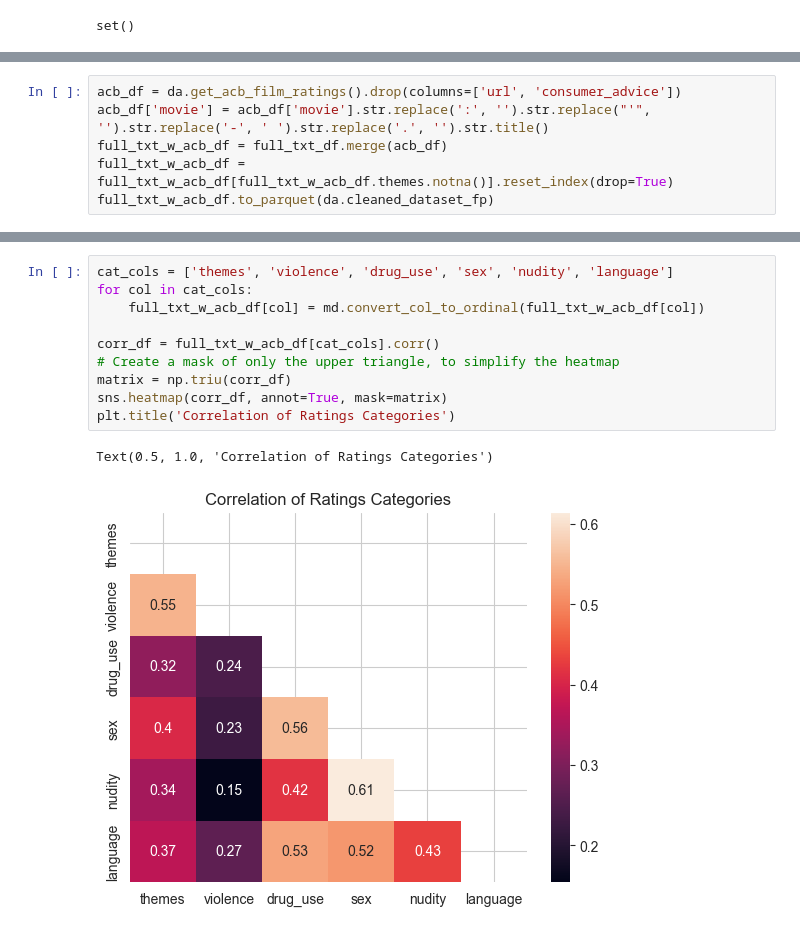
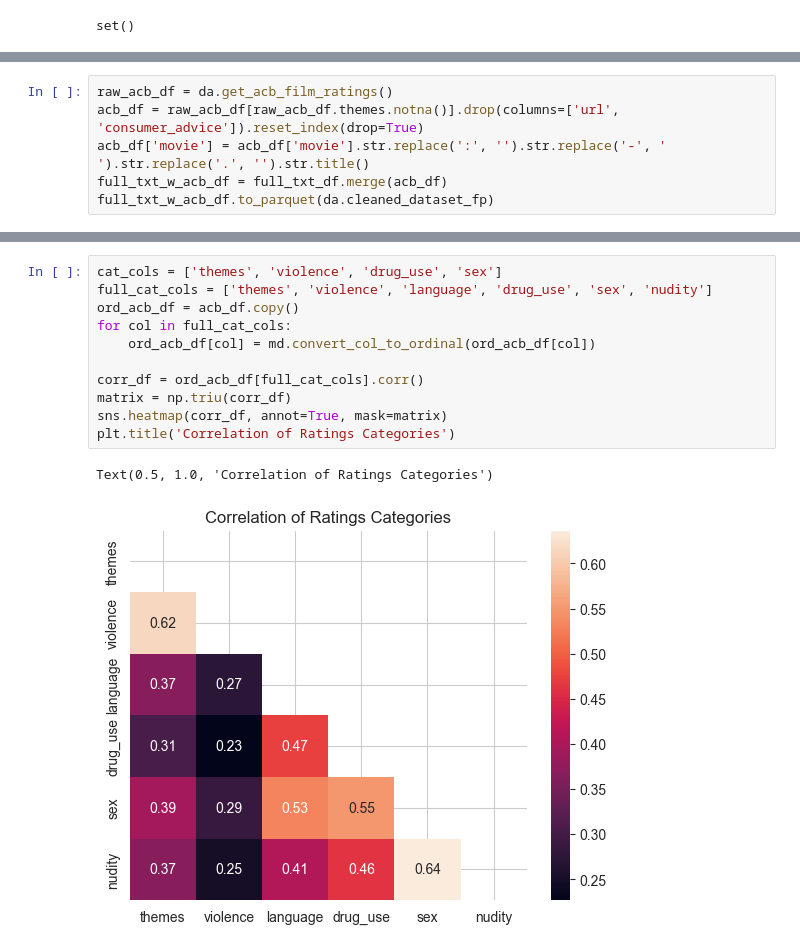
Before and after one commit to sydney-machine-learning/audiodescription-abusedetection, a Jupyter notebook: 02_data_preparation.ipynb, the cells around one changed output, grey strips where cells are left out. Saved outputs shown, nothing was run; the diff lists cells and outputs as text.

```diff
--- a/02_data_preparation.ipynb
+++ b/02_data_preparation.ipynb
@@ -122,10 +133,10 @@ set(films_list_df[films_list_df.year.gt(2014)].movie).difference(set(list(trans_
  'Water Gate Bridge',
  'Wolf Warrior 2'}
 # %%
-acb_df = da.get_acb_film_ratings().drop(columns=['url', 'consumer_advice'])
-acb_df['movie'] = acb_df['movie'].str.replace(':', '').str.replace("'", '').str.replace('-', ' ').str.replace('.', '').str.title()
+raw_acb_df = da.get_acb_film_ratings()
+acb_df = raw_acb_df[raw_acb_df.themes.notna()].drop(columns=['url', 'consumer_advice']).reset_index(drop=True)
+acb_df['movie'] = acb_df['movie'].str.replace(':', '').str.replace('-', ' ').str.replace('.', '').str.title()
 full_txt_w_acb_df = full_txt_df.merge(acb_df)
-full_txt_w_acb_df = full_txt_w_acb_df[full_txt_w_acb_df.themes.notna()].reset_index(drop=True)
 full_txt_w_acb_df.to_parquet(da.cleaned_dataset_fp)
 # %%
 # Check Full Text Films which are missing an ACB rating
@@ -176,13 +187,14 @@ for title, text in dataset.items():
 # %%
-cat_cols = ['themes', 'violence', 'drug_use', 'sex', 'nudity', 'language']
-for col in cat_cols:
-    full_txt_w_acb_df[col] = md.convert_col_to_ordinal(full_txt_w_acb_df[col])
+cat_cols = ['themes', 'violence', 'drug_use', 'sex']
+full_cat_cols = ['themes', 'violence', 'language', 'drug_use', 'sex', 'nudity']
+ord_acb_df = acb_df.copy()
+for col in full_cat_cols:
+    ord_acb_df[col] = md.convert_col_to_ordinal(ord_acb_df[col])
 
-corr_df = full_txt_w_acb_df[cat_cols].corr()
-# Create a mask of only the upper triangle, to simplify the heatmap
+corr_df = ord_acb_df[full_cat_cols].corr()
 matrix = np.triu(corr_df)
 sns.heatmap(corr_df, annot=True, mask=matrix)
 plt.title('Correlation of Ratings Categories')
 # %% [output]
 Text(0.5, 1.0, 'Correlation of Ratings Categories')
-[figure, old version]
+[figure, new version]
```
Also changed, not shown: parts of 11 cells of this notebook, 5 other files.
